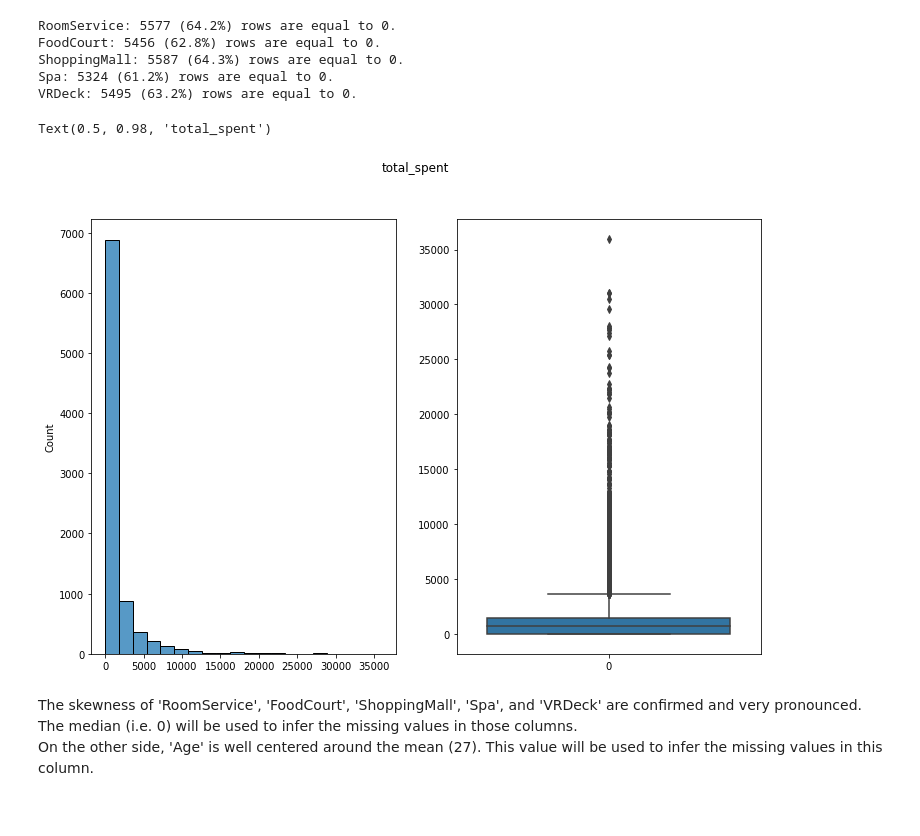
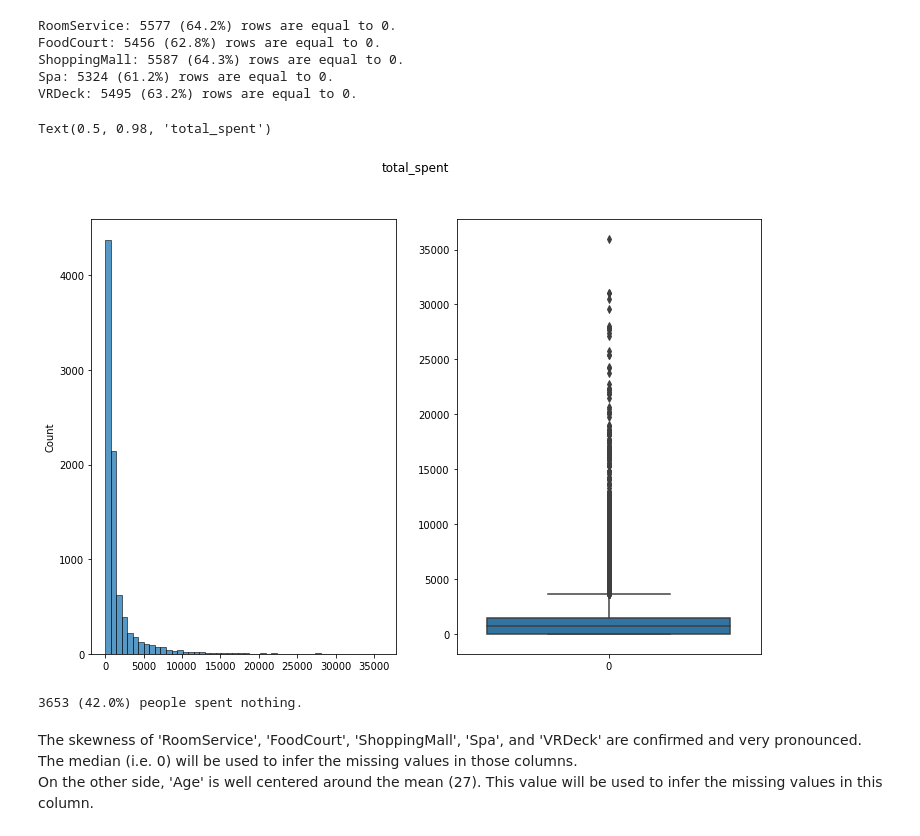
Before and after one commit to ThomasDumazert/01-spaceship_titanic, a Jupyter notebook: notebooks/eda.ipynb, the cells around one changed output. Cells and saved outputs as stored; diff of their text form; code cells hidden in the pictures.

```diff
--- a/notebooks/eda.ipynb
+++ b/notebooks/eda.ipynb
@@ -230,7 +232,7 @@ The other numerical features seems very skewed on the left (mean is higher than
 # %%
 display_n_rows = 2
 display_n_cols = int(np.ceil(len(numerical_columns) / display_n_rows))
-nb_bins = 20
+nb_bins = 50
 
 fig, axs = plt.subplots(nrows=display_n_rows, ncols=display_n_cols, figsize=(16, 8))
 
@@ -271,13 +273,19 @@ VRDeck: 5495 (63.2%) rows are equal to 0.
 # %%
 total_spent = df[skewed_columns].sum(axis=1)
 
 fig, axs = plt.subplots(nrows=1, ncols=2, figsize=(12, 8))
-sns.histplot(data=total_spent, bins=20, ax=axs[0])
+sns.histplot(data=total_spent, bins=nb_bins, ax=axs[0])
 sns.boxplot(data=total_spent, ax=axs[1])
 fig.suptitle('total_spent')
 # %% [output]
 Text(0.5, 0.98, 'total_spent')
-[figure, old version]
+[figure, new version]
+# %%
+zero_spent = total_spent[total_spent == 0].shape[0]
+prop_zero_spent = compute_prop(zero_spent, nb_rows)
+print(f'{zero_spent} ({prop_zero_spent:.1f}%) people spent nothing.')
+# %% [output]
+3653 (42.0%) people spent nothing.
 # %% [markdown]
 The skewness of 'RoomService', 'FoodCourt', 'ShoppingMall', 'Spa', and 'VRDeck' are confirmed and very pronounced. The median (i.e. 0) will be used to infer the missing values in those columns.
 On the other side, 'Age' is well centered around the mean (27). This value will be used to infer the missing values in this column.
```
Also changed, not shown: parts of 8 cells of this notebook.
